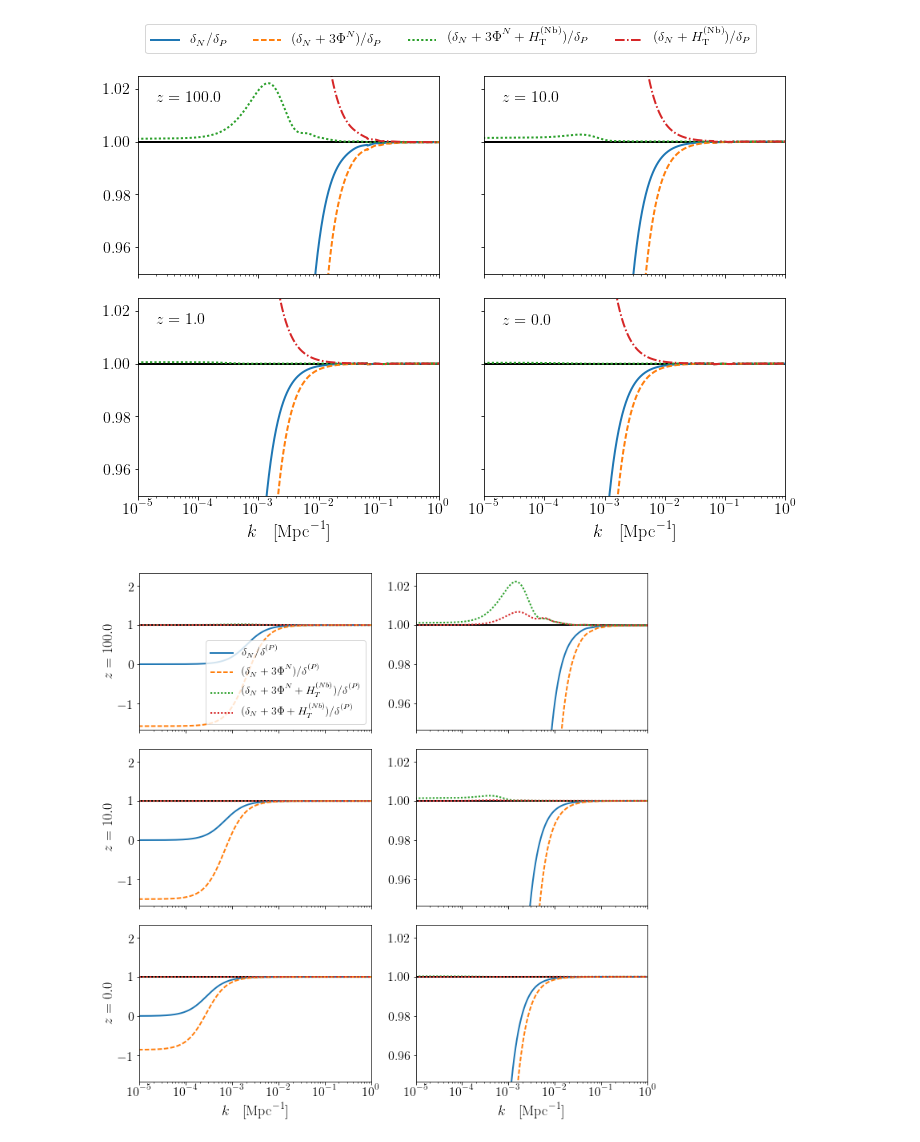
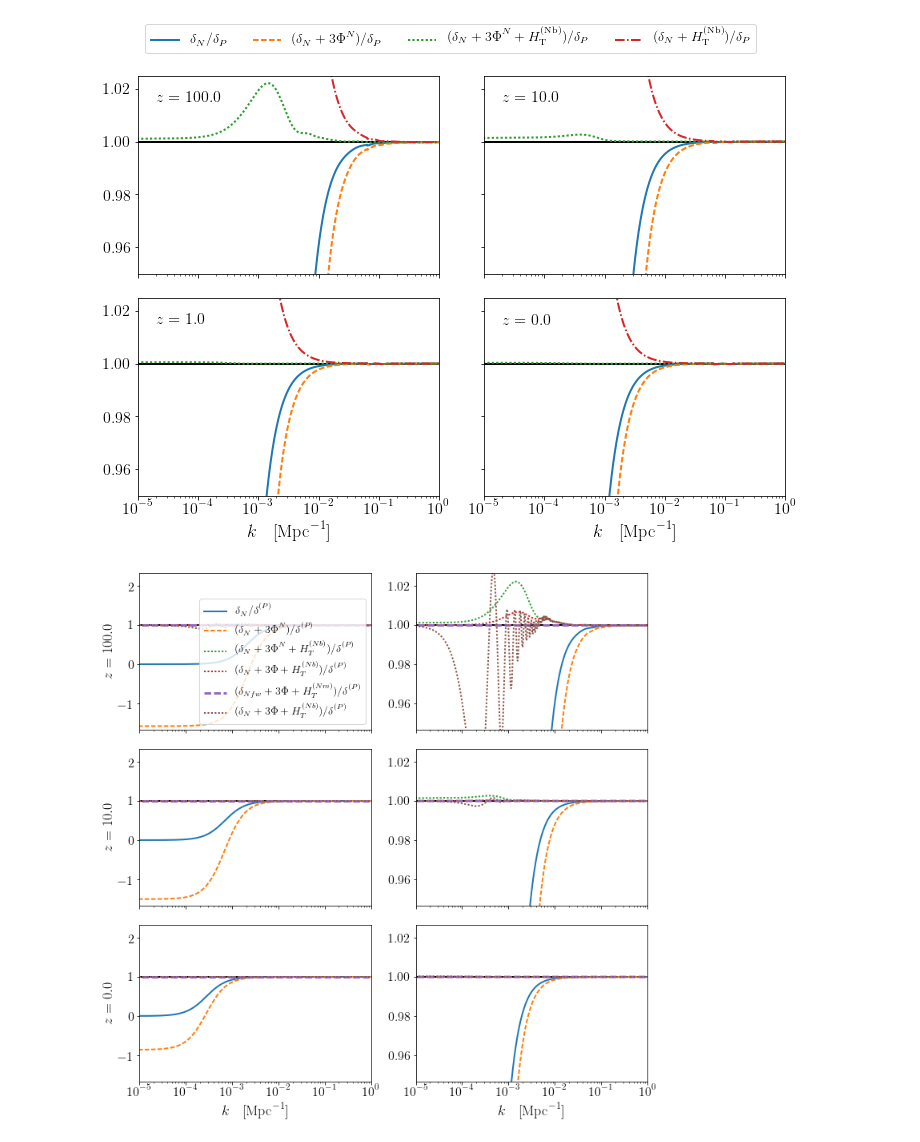
Before and after one commit to ThomasTram/CLASSmods, a Jupyter notebook: WeakFieldPlots.ipynb, the cells around one changed output. Drawn from its saved outputs; the diff is of its cells as text; code cells hidden in the pictures.

Commit message:
Updated Weakfield plots

```diff
--- a/WeakFieldPlots.ipynb
+++ b/WeakFieldPlots.ipynb
@@ -585,32 +585,33 @@ for iz, z in enumerate(zvec):
 
     #print Hubble(a)**2,phi[100]/Phi_N[100]
     #print (rho_cdm+rho_b),delta_N[100],tk['d_tot'][100]
     #print z, (rho_cdm+rho_b)*delta_N[0], rho_g*tk['d_g'][0]
 
     delta_P = (rho_cdm*tk['d_cdm']+rho_b*tk['d_b'])/(rho_cdm+rho_b)
 
-
     for j in range(2):
         axes[iz,j].axhline(1,ls='-',color='k')
         #axes[iz].semilogx(k,delta_P/delta_P,label=r'$\delta^{(P)}/\delta^{(P)}$')
         axes[iz,j].semilogx(k,delta_N/delta_P,label=r'$\delta_N/\delta^{(P)}$')
         axes[iz,j].semilogx(k,(delta_N+3*Phi_N)/delta_P,label=r'$(\delta_N + 3\Phi^N)/\delta^{(P)}$',ls='--')
         axes[iz,j].semilogx(k,(delta_N+3*Phi_N+H_T_nb)/delta_P,label=r'$(\delta_N + 3\Phi^N + H_T^{(Nb)})/\delta^{(P)}$',ls=':')
         axes[iz,j].semilogx(k,(delta_N+3*phi_tk+H_T_nb)/delta_P,label=r'$(\delta_N + 3\Phi + H_T^{(Nb)})/\delta^{(P)}$',ls=':')
+        axes[iz,j].semilogx(k,(tk['delta_N']+3*phi_tk+H_T_nm)/delta_P,label=r'$(\delta_{Nfw} + 3\Phi + H_T^{(Nm)})/\delta^{(P)}$',ls='--',lw=3)
+        axes[iz,j].semilogx(k,(delta_N+3*phi_tk+H_T_bs)/delta_P,label=r'$(\delta_N + 3\Phi + H_T^{(Nb)})/\delta^{(P)}$',ls=':')
 
     axes[iz,0].set_ylabel(r'$z='+str(z)+'$')
     #axes[iz,1].set_ylim([0.98,1.05])
     axes[iz,0].set_ylim([-5./3.,7./3.])
     zoom = 0.02
     axes[iz,1].set_ylim([1-8./3.*zoom,1+4./3.*zoom])
 
 for j in range(2):
     axes[-1,j].set_xlabel(r'$k\quad[\mathrm{Mpc}^{-1}]$')
     axes[-1,j].set_xlim([1e-5,1.0])
 axes[0,0].legend(loc='lower right',ncol=1)
 #
 
 f.tight_layout()
 f.savefig('delta_new.pdf')
 # %% [output]
-[figure, old version]
+[figure, new version]
```
Also changed, not shown: parts of 2 cells of this notebook.
